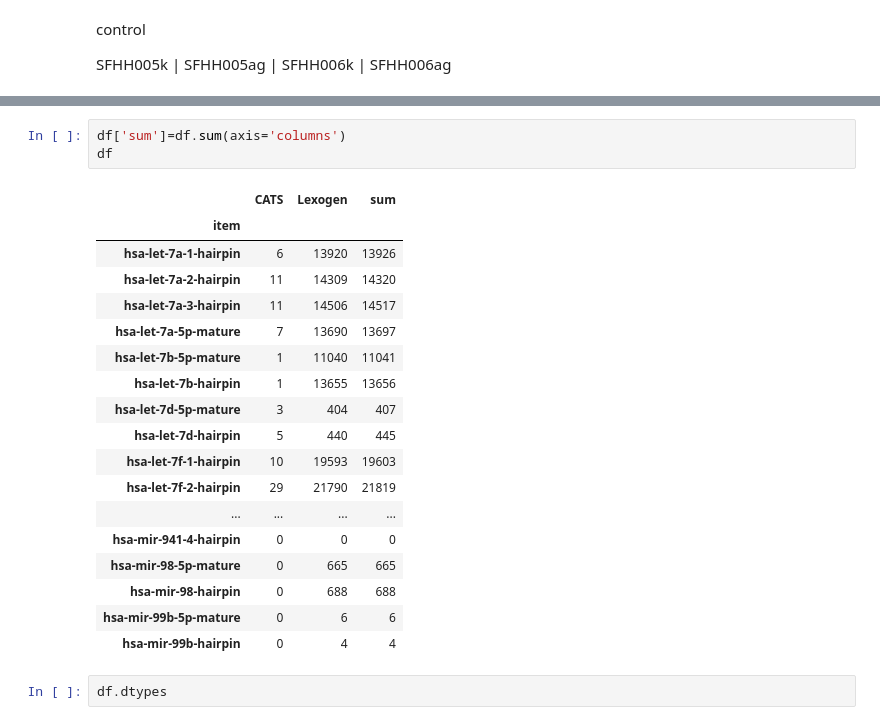
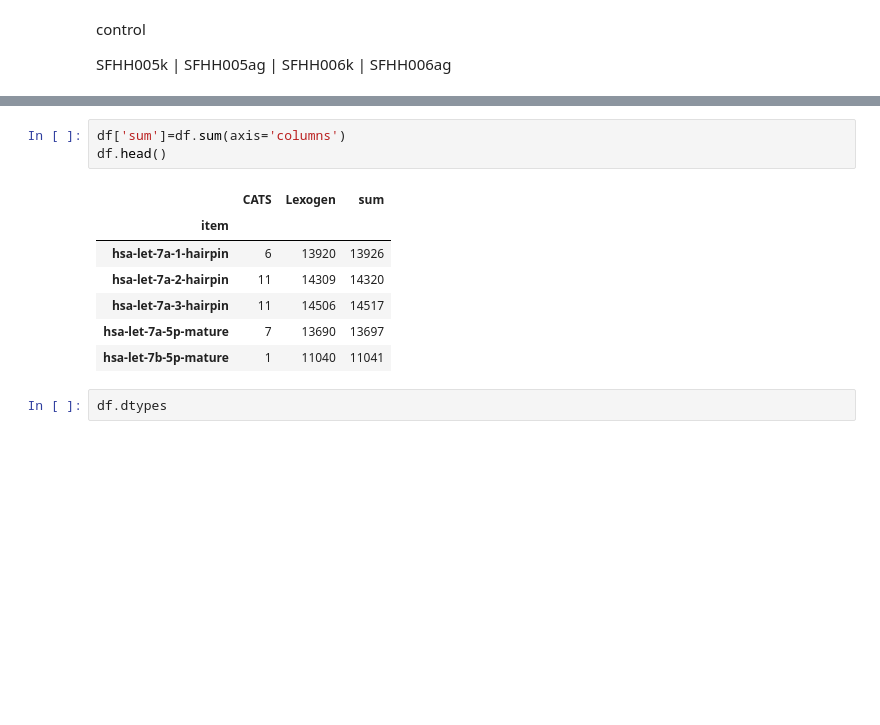
Before and after one commit to ucsffrancislab/genomics, a Jupyter notebook: data/20210428-EV/20210518-preprocessing/CATSvsLexogen-miRNA-bowtie2-sequences.ipynb, the cells around one changed output, grey strips where cells are left out. Drawn from its saved outputs; the diff is of its cells as text; blank space fills up the shorter version.

```diff
--- a/data/20210428-EV/20210518-preprocessing/CATSvsLexogen-miRNA-bowtie2-sequences.ipynb
+++ b/data/20210428-EV/20210518-preprocessing/CATSvsLexogen-miRNA-bowtie2-sequences.ipynb
@@ -95,25 +84,14 @@ df
 # %%
 df['sum']=df.sum(axis='columns')
-df
+df.head()
 # %% [output]
 |  | CATS | Lexogen | sum |
 | item |  |  |  |
 | hsa-let-7a-1-hairpin | 6 | 13920 | 13926 |
 | hsa-let-7a-2-hairpin | 11 | 14309 | 14320 |
 | hsa-let-7a-3-hairpin | 11 | 14506 | 14517 |
 | hsa-let-7a-5p-mature | 7 | 13690 | 13697 |
 | hsa-let-7b-5p-mature | 1 | 11040 | 11041 |
-| hsa-let-7b-hairpin | 1 | 13655 | 13656 |
-| hsa-let-7d-5p-mature | 3 | 404 | 407 |
-| hsa-let-7d-hairpin | 5 | 440 | 445 |
-| hsa-let-7f-1-hairpin | 10 | 19593 | 19603 |
-| hsa-let-7f-2-hairpin | 29 | 21790 | 21819 |
-| ... | ... | ... | ... |
-| hsa-mir-941-4-hairpin | 0 | 0 | 0 |
-| hsa-mir-98-5p-mature | 0 | 665 | 665 |
-| hsa-mir-98-hairpin | 0 | 688 | 688 |
-| hsa-mir-99b-5p-mature | 0 | 6 | 6 |
-| hsa-mir-99b-hairpin | 0 | 4 | 4 |
 # %%
 df.dtypes
 # %% [output]
```
Also changed, not shown: parts of 1 cell of this notebook, 3 other files.
